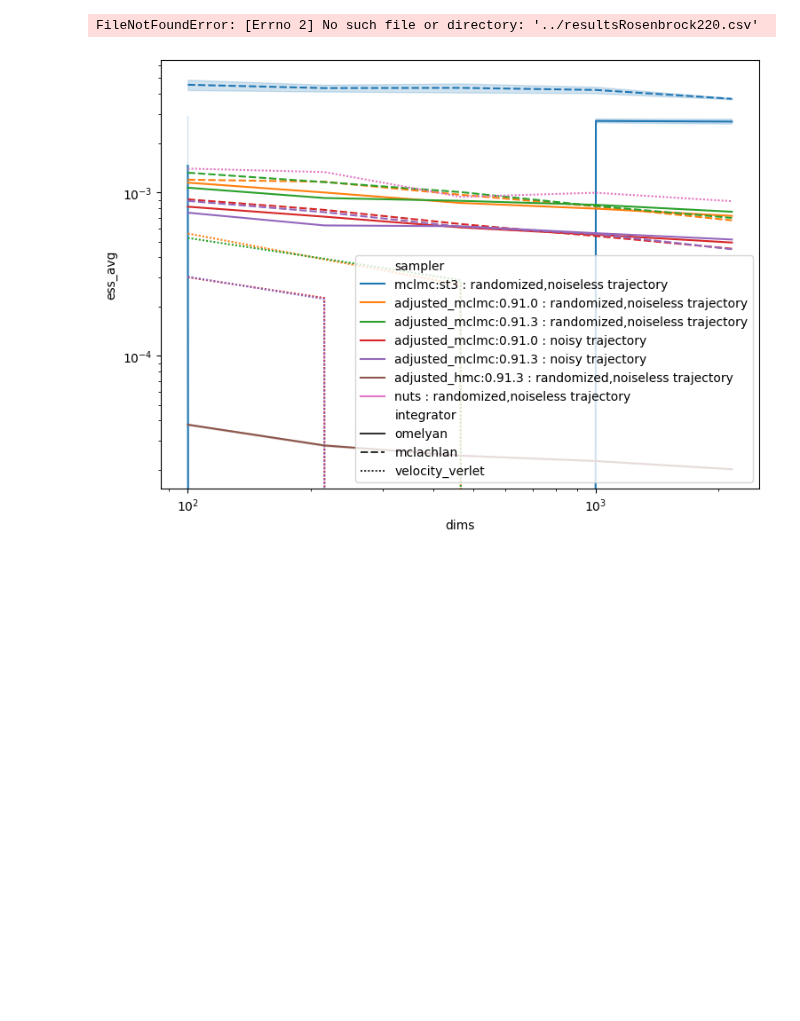
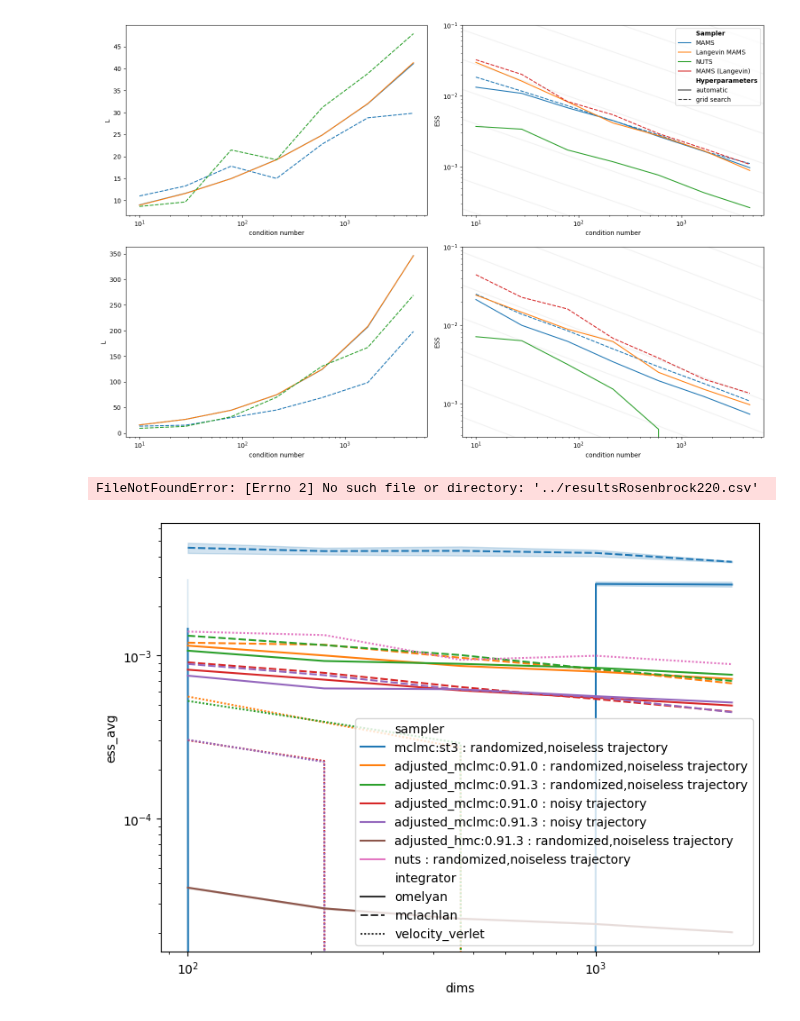
Before and after one commit to JakobRobnik/MicroCanonicalHMC, a Jupyter notebook: adjusted/results_recent.ipynb, the cells around one changed output. Saved outputs shown, nothing was run; the diff lists cells and outputs as text; code cells hidden in the pictures; blank space fills up the shorter version.

Commit message:
plot

```diff
--- a/adjusted/results_recent.ipynb
+++ b/adjusted/results_recent.ipynb
@@ -200,7 +200,7 @@ import pandas as pd
 
 from matplotlib import rcParams
 
-rcParams['figure.figsize'] = 8.7,6.27
+rcParams['figure.figsize'] = 18.7,6.27
 
 def load_results_all(eigenval_type):
 
@@ -234,23 +234,23 @@ def load_results_all(eigenval_type):
     results2 = results
     results['sampler'] = results['sampler'] + results['inv_L_prop'].apply(str)
 
-    results['sampler'] = results['sampler'].apply(lambda x: {
+    results['Sampler'] = results['sampler'].apply(lambda x: {
         'adjusted_mclmc:0.90.50.0' : 'MAMS',
         # (with tuning scheme for L and $\epsilon$)',
         'adjusted_mclmc:0.90.50.8' : 'Langevin MAMS',
         'nuts0.0' : 'NUTS',
         'adjusted_mchmc:fast_gridFalse0.0' : 'MAMS',
-        'adjusted_mclmc:fast_gridFalse0.0' : 'Langevin MAMS',
+        'adjusted_mclmc:fast_gridFalse0.0' : 'MAMS (Langevin)',
         }[x])
     # display(results)
 
-    results['tuning'] = results["tuning"].apply(lambda x: {
+    results['Hyperparameters'] = results["tuning"].apply(lambda x: {
         'standard' : 'automatic',
         'gridsearch' : "grid search",
         }[x])
 
 
-    results2 = results2[results2['sampler'] != 'NUTS']
+    results2 = results2[results2['Sampler'] != 'NUTS']
     results2 = results2[results2['condition number'] < 10e4 ]
 
     return results, results2
@@ -261,39 +261,49 @@ def load_results_all(eigenval_type):
 
 def plot_results(results, results2, results3, results4):
 
-    fig, axes = plt.subplots(2, 2, figsize=(10, 10))
+    fig, axes = plt.subplots(2, 2, figsize=(15, 10))
 
-    sns.lineplot(data=results2, x="condition number", y="L", hue="sampler", style='tuning', ax=axes[0][0])
+    sns.lineplot(data=results2, x="condition number", y="L", hue="Sampler", style='Hyperparameters', ax=axes[0][0])
     axes[0][0].set_xscale('log')
-    sns.lineplot(data=results, x="condition number", y="ESS", hue="sampler", style="tuning", ax=axes[0][1])
+    sns.lineplot(data=results, x="condition number", y="ESS", hue="Sampler", style="Hyperparameters", ax=axes[0][1])
     axes[0][1].set_xscale('log')
     axes[0][1].set_yscale('log')
     axes[0][1].set_ylim(0, 1e-1)
     for pos in np.logspace(-4,4, 20):
         axes[0][1].axline((10, pos * 10**(-1/2)), (100, pos * 100**(-1/2)), color='grey', alpha=0.1)
     plt.tight_layout()
+    # axes[0][1].get_legend().set_visible(False)
     # plt.title(f'Ill-conditioned Normal distribution with {eigenval_type} distributed eigenvalues                                                                           ')
 
-    sns.lineplot(data=results4, x="condition number", y="L", hue="sampler", style='tuning', ax=axes[1][0])
+    sns.lineplot(data=results4, x="condition number", y="L", hue="Sampler", style='Hyperparameters', ax=axes[1][0])
     axes[1][0].set_xscale('log')
-    sns.lineplot(data=results3, x="condition number", y="ESS", hue="sampler", style="tuning", ax=axes[1][1])
+    sns.lineplot(data=results3, x="condition number", y="ESS", hue="Sampler", style="Hyperparameters", ax=axes[1][1])
     axes[1][1].set_xscale('log')
     axes[1][1].set_yscale('log')
     axes[1][1].set_ylim(0, 1e-1)
     for pos in np.logspace(-4,4, 20):
         axes[1][1].axline((10, pos * 10**(-1/2)), (100, pos * 100**(-1/2)), color='grey', alpha=0.1)
     plt.tight_layout()
     # plt.title(f'Ill-conditioned Normal distribution with {eigenval_type} distributed eigenvalues                                                                           ')
+    axes[0][0].get_legend().set_visible(False)
+    axes[1][1].get_legend().set_visible(False)
+    axes[1][0].get_legend().set_visible(False)
+    text = list(axes[0][1].get_legend().get_texts())[0]
+    text.set_fontweight('bold')
+    text = list(axes[0][1].get_legend().get_texts())[5]
+    text.set_fontweight('bold')
     plt.show()
 
     # display(results)
 
 
 
 results, results2 = load_results_all('log')
 results3, results4 = load_results_all('outliers')
 
 plot_results(results, results2, results3, results4)
+# %% [output]
+[figure, added]
 # %%
 
 
```
